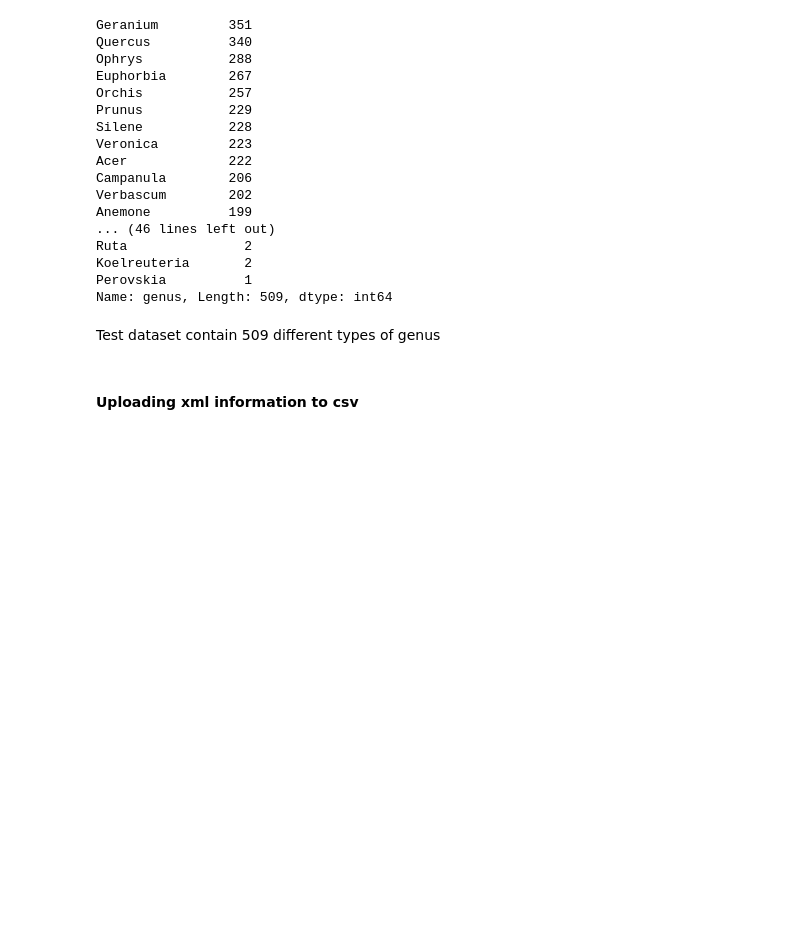
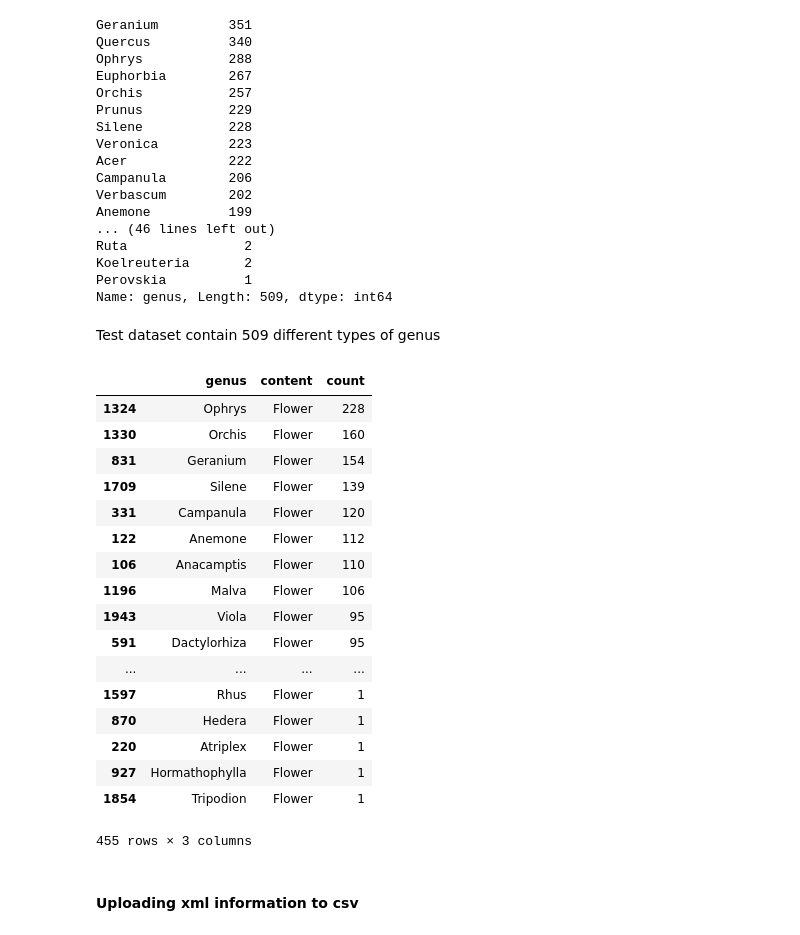
Before and after one commit to JoshEagle/plantbase, a Jupyter notebook: notebooks/test_dataset_exploration.ipynb, the cells around one changed output. Cells and saved outputs as stored; diff of their text form; code cells hidden in the pictures; blank space fills up the shorter version.

```diff
--- a/notebooks/test_dataset_exploration.ipynb
+++ b/notebooks/test_dataset_exploration.ipynb
@@ -105,6 +122,28 @@ Perovskia          1
 Name: genus, Length: 509, dtype: int64
 # %% [markdown]
 Test dataset contain 509 different types of genus
+# %%
+contents=df_plants.groupby(["genus", "content"]).size().reset_index(name="count")
+contents[contents['content']=='Flower'].sort_values('count',ascending=False)
+# %% [output]
+|  | genus | content | count |
+| 1324 | Ophrys | Flower | 228 |
+| 1330 | Orchis | Flower | 160 |
+| 831 | Geranium | Flower | 154 |
+| 1709 | Silene | Flower | 139 |
+| 331 | Campanula | Flower | 120 |
+| 122 | Anemone | Flower | 112 |
+| 106 | Anacamptis | Flower | 110 |
+| 1196 | Malva | Flower | 106 |
+| 1943 | Viola | Flower | 95 |
+| 591 | Dactylorhiza | Flower | 95 |
+| ... | ... | ... | ... |
+| 1597 | Rhus | Flower | 1 |
+| 870 | Hedera | Flower | 1 |
+| 220 | Atriplex | Flower | 1 |
+| 927 | Hormathophylla | Flower | 1 |
+| 1854 | Tripodion | Flower | 1 |
+455 rows × 3 columns
 # %% [markdown]
 #### Uploading xml information to csv
 # %%
```
Also changed, not shown: parts of 1 cell of this notebook, 4 other files.
